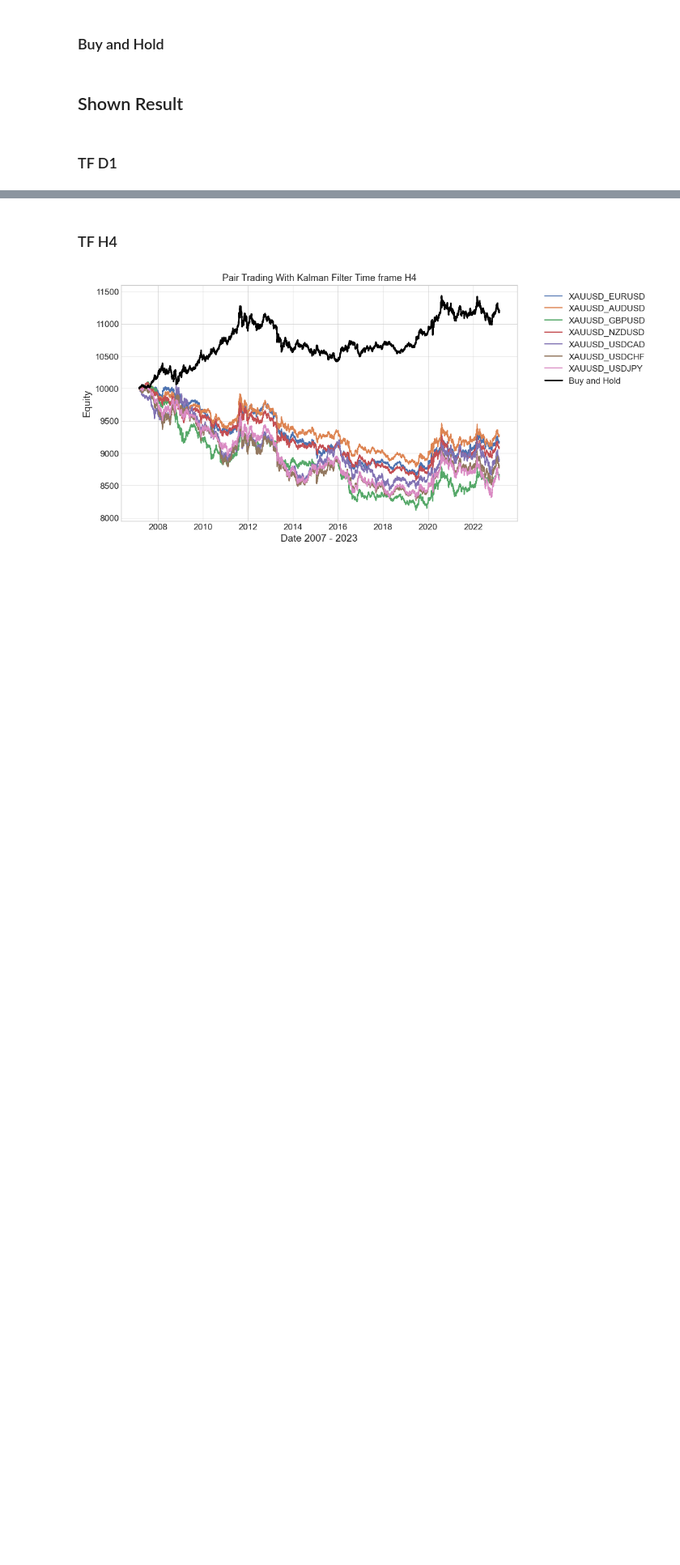
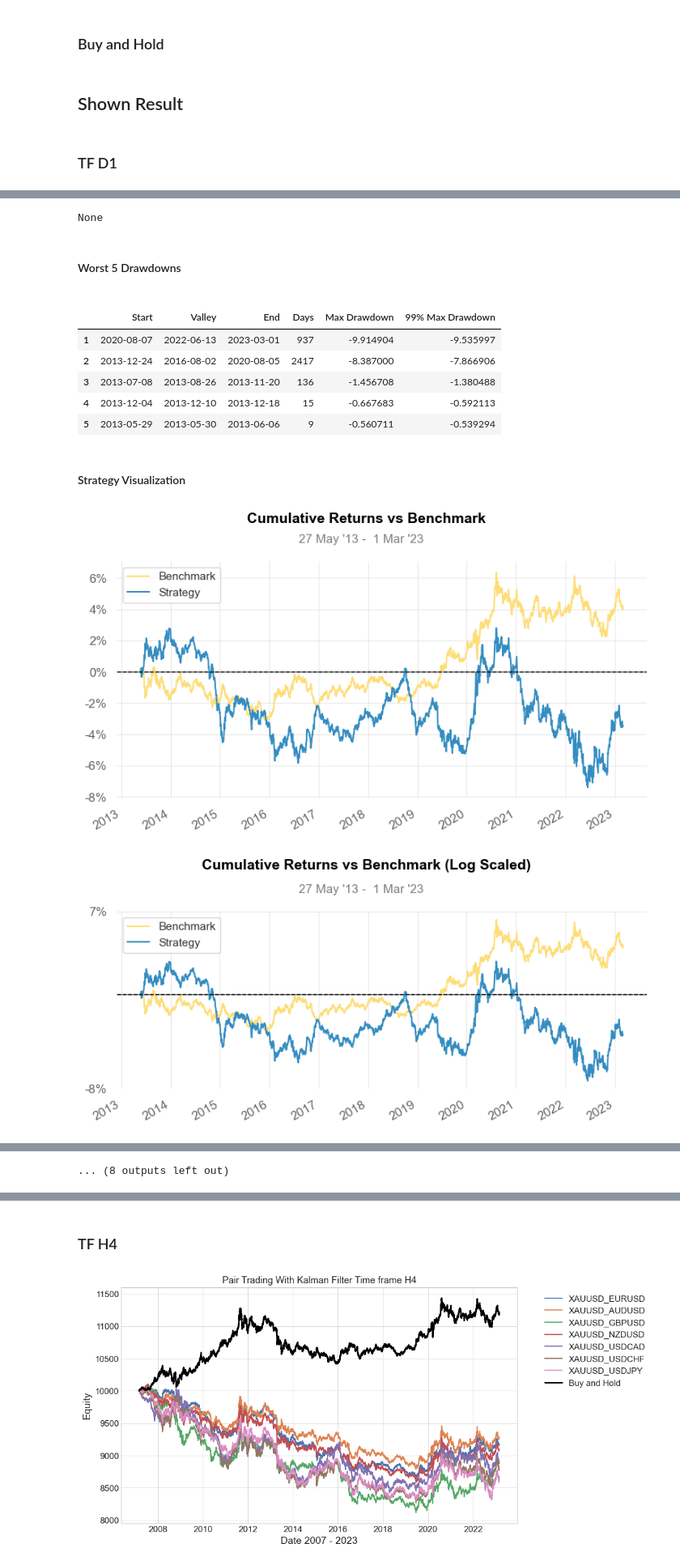
Before and after one commit to Kittipong91/XAUUSD_algorithmic_trading, a Jupyter notebook: Results/Pairs_Trading/Equity_Others.ipynb, the cells around one changed output, grey strips where cells are left out. Shown at 81% size. Cells and saved outputs as stored; diff of their text form; code cells hidden in the pictures; blank space fills up the shorter version.

```diff
--- a/Results/Pairs_Trading/Equity_Others.ipynb
+++ b/Results/Pairs_Trading/Equity_Others.ipynb
@@ -117,3 +82,7 @@ strategy['Buy and Hold'] = benchmark
 ## Shown Result
 # %% [markdown]
 ### TF D1
+# %%
+qs.reports.full(BRENTCMDUSD['D1']['Equity'].resample('D').last().dropna().pct_change(
+), benchmark=benchmark['D1']['Equity'].resample('D').last().dropna().pct_change())
+# %% [output]
@@ -119,0 +107,11 @@ strategy['Buy and Hold'] = benchmark
+None
+Worst 5 Drawdowns
+|  | Start | Valley | End | Days | Max Drawdown | 99% Max Drawdown |
+| 1 | 2020-08-07 | 2022-06-13 | 2023-03-01 | 937 | -9.914904 | -9.535997 |
+| 2 | 2013-12-24 | 2016-08-02 | 2020-08-05 | 2417 | -8.387000 | -7.866906 |
+| 3 | 2013-07-08 | 2013-08-26 | 2013-11-20 | 136 | -1.456708 | -1.380488 |
+| 4 | 2013-12-04 | 2013-12-10 | 2013-12-18 | 15 | -0.667683 | -0.592113 |
+| 5 | 2013-05-29 | 2013-05-30 | 2013-06-06 | 9 | -0.560711 | -0.539294 |
+Strategy Visualization
+[figure, added]
+[figure, added]
@@ -119,0 +122 @@ strategy['Buy and Hold'] = benchmark
+... (8 outputs left out)
```
Also changed, not shown: parts of 10 cells of this notebook, 32 other files.
